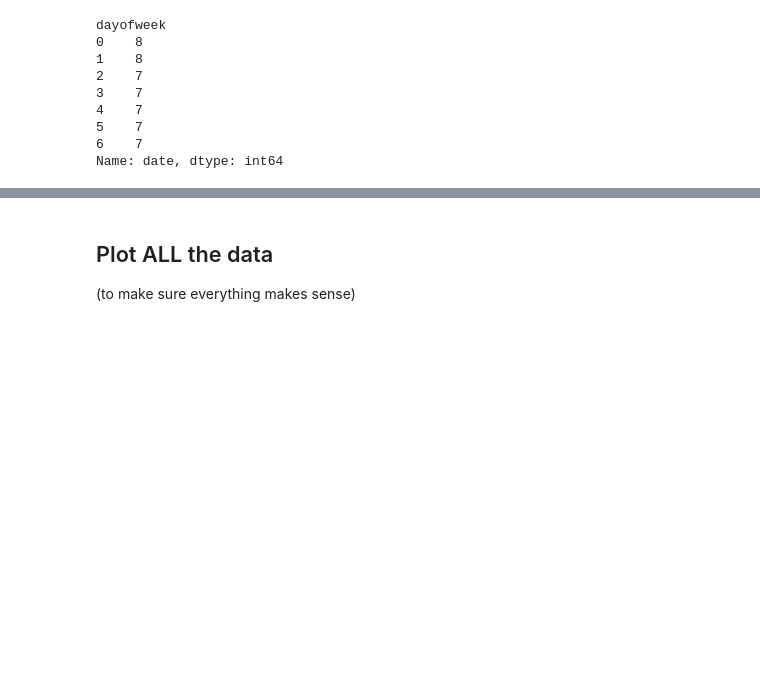
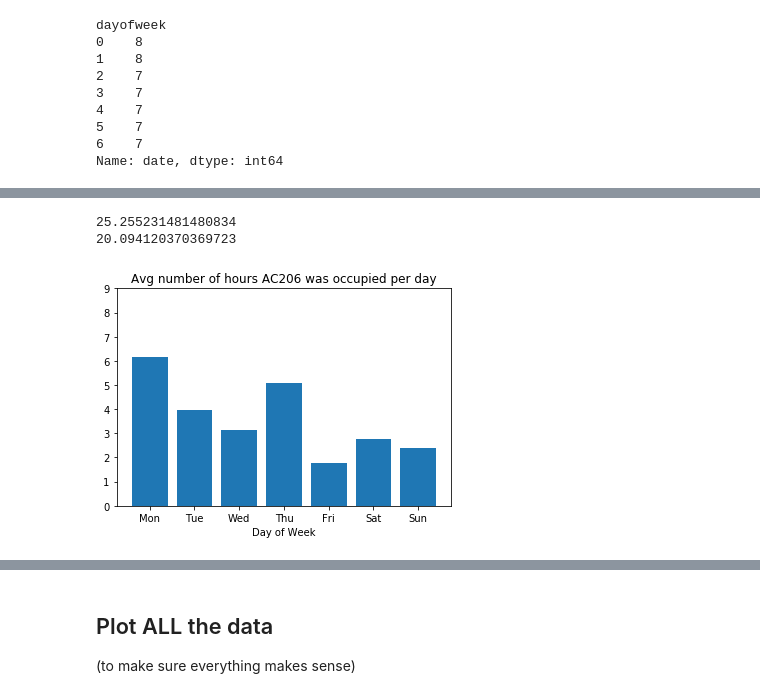
Before and after one commit to newsch/acreboot, a Jupyter notebook: hobo_sensors.ipynb, the cells around one changed output, grey strips where cells are left out. Saved outputs shown, nothing was run; the diff lists cells and outputs as text; code cells hidden in the pictures; blank space fills up the shorter version.

```diff
--- a/hobo_sensors.ipynb
+++ b/hobo_sensors.ipynb
@@ -171,0 +182,9 @@ dtype: timedelta64[ns]
+# %%
+fig = hobo.plot_by_day(ac206[ac206.index <= pd.to_datetime('2018-11-18').tz_localize('US/Eastern')], 'Occupancy')
+plt.title('Avg number of hours AC206 was occupied per day')
+plt.ylim((0,9))
+fig.savefig('ac206.png')
+# %% [output]
+25.255231481480834
+20.094120370369723
+[figure, added]
```
Also changed, not shown: parts of 20 cells of this notebook, 1 other file.
